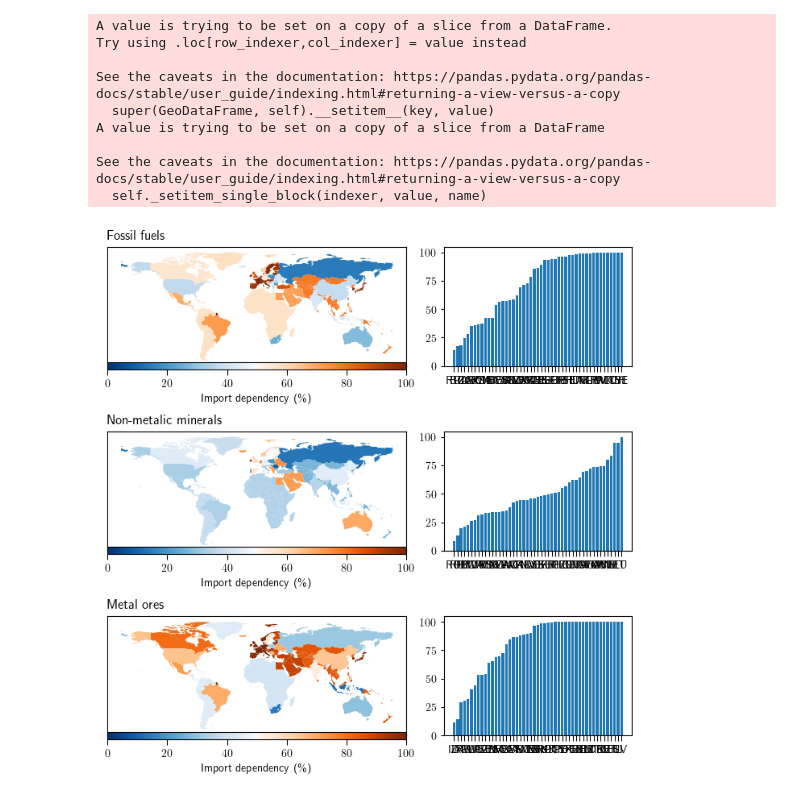
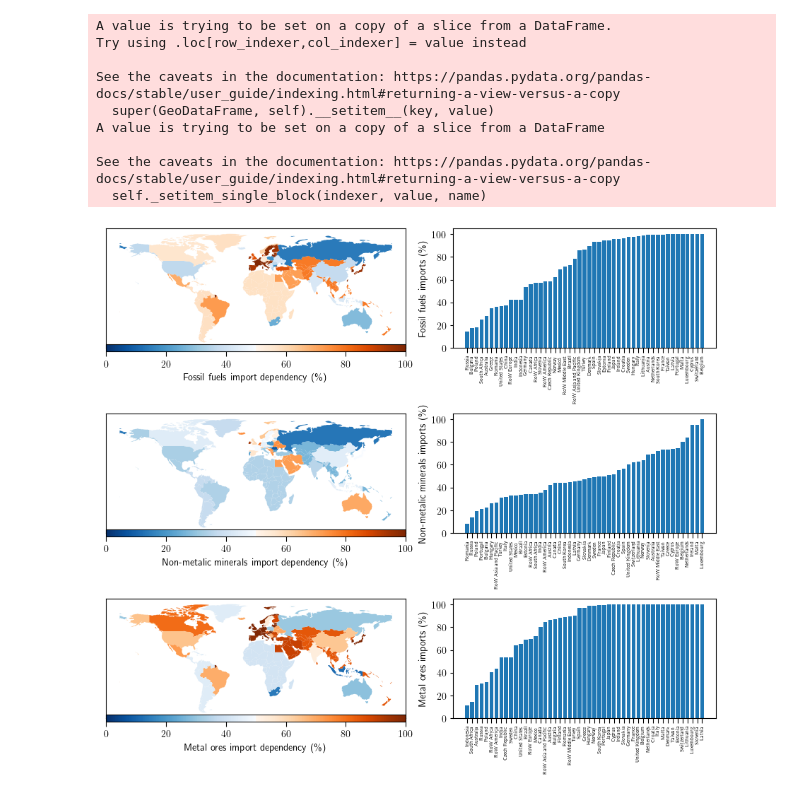
Before and after one commit to baptiste-an/Energy-and-HAQ, a Jupyter notebook: health.ipynb, the cells around one changed output. Drawn from its saved outputs; the diff is of its cells as text; code cells hidden in the pictures.

```diff
--- a/health.ipynb
+++ b/health.ipynb
@@ -28,7 +28,7 @@ from mpl_toolkits.axes_grid1.inset_locator import inset_axes
 # %%
 def plt_rcParams():
     fsize = 10
-    tsize = 4
+    tsize = 10
     tdir = "out"
     major = 5.0
     minor = 3.0
@@ -135,39 +135,52 @@ for col in share.columns:
 sectors = share.columns.values
 titles = share.columns.values
 
-fix, ax = plt.subplots(3,2, gridspec_kw={'width_ratios': [2, 1]}, figsize=(9,10.5*3/4))
+fix, ax = plt.subplots(3,2, gridspec_kw={'width_ratios': [1.5, 1]}, figsize=(12,9))
 plt.subplots_adjust(wspace=0, hspace=0.55)
 
 pos = [2, 3.2, 2, 3.3, 7, 20, 20, 2.5, 7, 1.7, 4, 3.5]
 eps = [0,0,0]
 
+names = pd.read_excel("region names.xlsx", index_col=None)
+dict_names = dict(zip(names["region"], names["full name"]))
+
+col = pd.read_excel("continent.xlsx", index_col=[0])
+cmap = sns.color_palette("colorblind", as_cmap="True")
+dict_color = dict(
+        zip(col["continent"].unique(), cmap[0 : len(col["continent"].unique())])
+    )
+col["color"] = col["continent"].replace(dict_color)
 
 for j in range(0,3,1):
     i=0
     sect=sectors[j]
 
     divider = make_axes_locatable(ax[j,i])
     #cax = divider.append_axes("bottom",size="7%",pad="0%")
     cax =inset_axes(ax[j,i],
                    width="100%",  # width = 5% of parent_bbox width
                    height="6%",  # height : 50%
                    loc='lower center',
                    bbox_to_anchor=(0, -.03, 1, 1),
                    bbox_transform=ax[j,i].transAxes,
                    borderpad=0,
                    )
     ax[j,i].set_xticks([])
     ax[j,i].set_yticks([])
-    ax[j,i].set_title(titles[j],loc='left',y=1.01)
-    gdf12.plot(column=sect,ax=ax[j,i],cmap=orange_blue,legend=True,legend_kwds={'label': 'Import dependency (\%)','orientation': "horizontal"},norm=norm,cax=cax)
+    #ax[j,i].set_title(titles[j],loc='left',y=1.01)
+    gdf12.plot(column=sect,ax=ax[j,i],cmap=orange_blue,legend=True,legend_kwds={'label': sect +' import dependency (\%)','orientation': "horizontal"},norm=norm,cax=cax)
 
     i=1
     #ax[j,i].hist(share[sect]*100,bins=20,grid=True)
     #ax[j,i].set_xlim([0,101])
-    #ax[j,i].set_xlabel('Import dependency (\%)')
+    ax[j,i].set_ylabel(sect +' imports (\%)')
     ax[j,i].bar(share[sect].sort_values().index,share[sect].sort_values()*100)
-    ax[j,i].set_xticks(share[sect].sort_values().index, rotation="vertical")
+    #color = [col['color'].loc[i] for i in share[sect].sort_values().index]
+    ax[j,i].set_xticklabels([dict_names[i] for i in share[sect].sort_values().index], rotation=90,fontsize=5)
+    #ax[j,i].set_xticks(['FR'], rotation=45)
 
-plt.savefig('figure5.pdf', bbox_inches = 'tight', facecolor='w')
+plt.savefig('figures/figure5.pdf', bbox_inches = 'tight', facecolor='w')
+plt.savefig('figures/figure5.svg', bbox_inches = 'tight', facecolor='w')
+plt.savefig('figures/figure5.png', bbox_inches = 'tight', facecolor='w')
 # %% [output]
-[figure, old version]
+[figure, new version]
```
Also changed, not shown: parts of 3 cells of this notebook, 15 other files.
